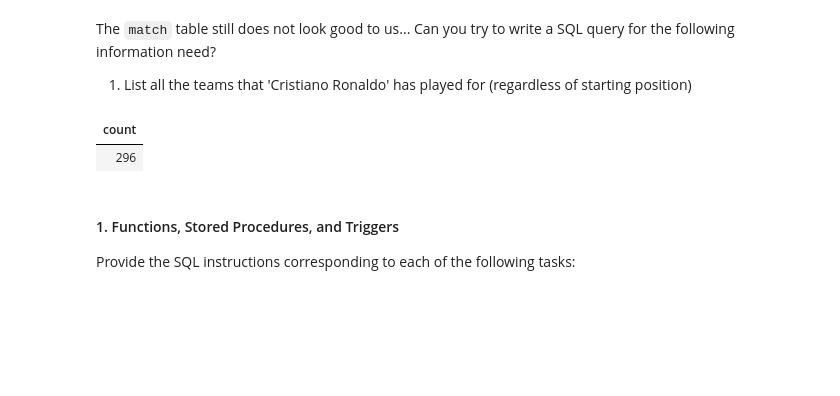
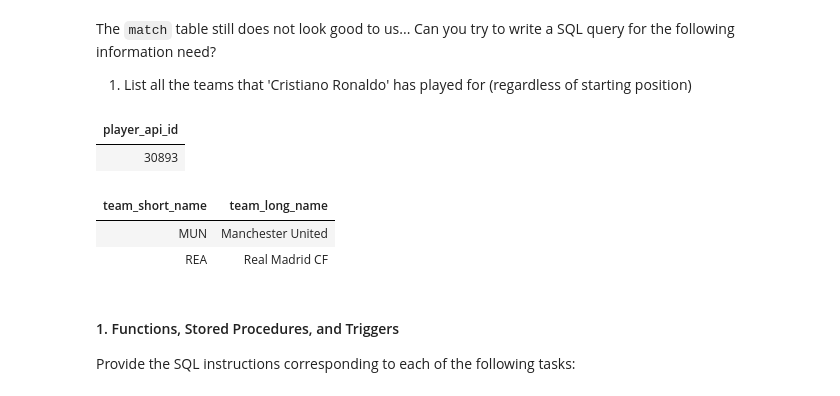
Before and after one commit to MargaridaEstrela/ISDB, a Jupyter notebook: 2 P2 Project/G2-p2-project.ipynb, the cells around one changed output. Saved outputs shown, nothing was run; the diff lists cells and outputs as text; code cells hidden in the pictures; blank space fills up the shorter version.

Commit message:
Ronaldo changes

```diff
--- a/2 P2 Project/G2-p2-project.ipynb
+++ b/2 P2 Project/G2-p2-project.ipynb
@@ -219,13 +219,33 @@ The `match` table still does not look good to us... Can you try to write a SQL q
 # %%
 %%sql psql
 
--- WILL NOT BE EVALUATED - We will be implementing a solution for this problem in the next section.
-SELECT DISTINCT COUNT(DISTINCT team_api_id)
-FROM Team t
-JOIN match m on t.team_api_id = m.home_team_api_id OR t.team_api_id = m.away_team_api_id
+SELECT player_api_id
+FROM player
+WHERE player_name = 'Cristiano Ronaldo';
 # %% [output]
-| count |
-| 296 |
+| player_api_id |
+| 30893 |
+# %%
+%%sql psql
+
+-- WILL NOT BE EVALUATED - We will be implementing a solution for this problem in the next section.
+SELECT DISTINCT t.team_short_name, t.team_long_name
+FROM match m
+JOIN team t ON t.team_api_id = m.home_team_api_id OR t.team_api_id = m.away_team_api_id
+WHERE
+   (m.home_team_api_id = t.team_api_id AND
+    (m.home_player_1 = 30893 OR m.home_player_2 = 30893 OR m.home_player_3 = 30893 OR m.home_player_4 = 30893
+     OR m.home_player_5 = 30893 OR m.home_player_6 = 30893 OR m.home_player_7 = 30893 OR m.home_player_8 = 30893
+     OR m.home_player_9 = 30893 OR m.home_player_10 = 30893 OR m.home_player_11 = 30893))
+   OR
+   (m.away_team_api_id = t.team_api_id AND
+    (m.away_player_1 = 30893 OR m.away_player_2 = 30893 OR m.away_player_3 = 30893 OR m.away_player_4 = 30893
+     OR m.away_player_5 = 30893 OR m.away_player_6 = 30893 OR m.away_player_7 = 30893 OR m.away_player_8 = 30893
+     OR m.away_player_9 = 30893 OR m.away_player_10 = 30893 OR m.away_player_11 = 30893));
+# %% [output]
+| team_short_name | team_long_name |
+| MUN | Manchester United |
+| REA | Real Madrid CF |
 # %% [markdown]
 #### 1. Functions, Stored Procedures, and Triggers
 
```
Also changed, not shown: parts of 1 cell of this notebook.
